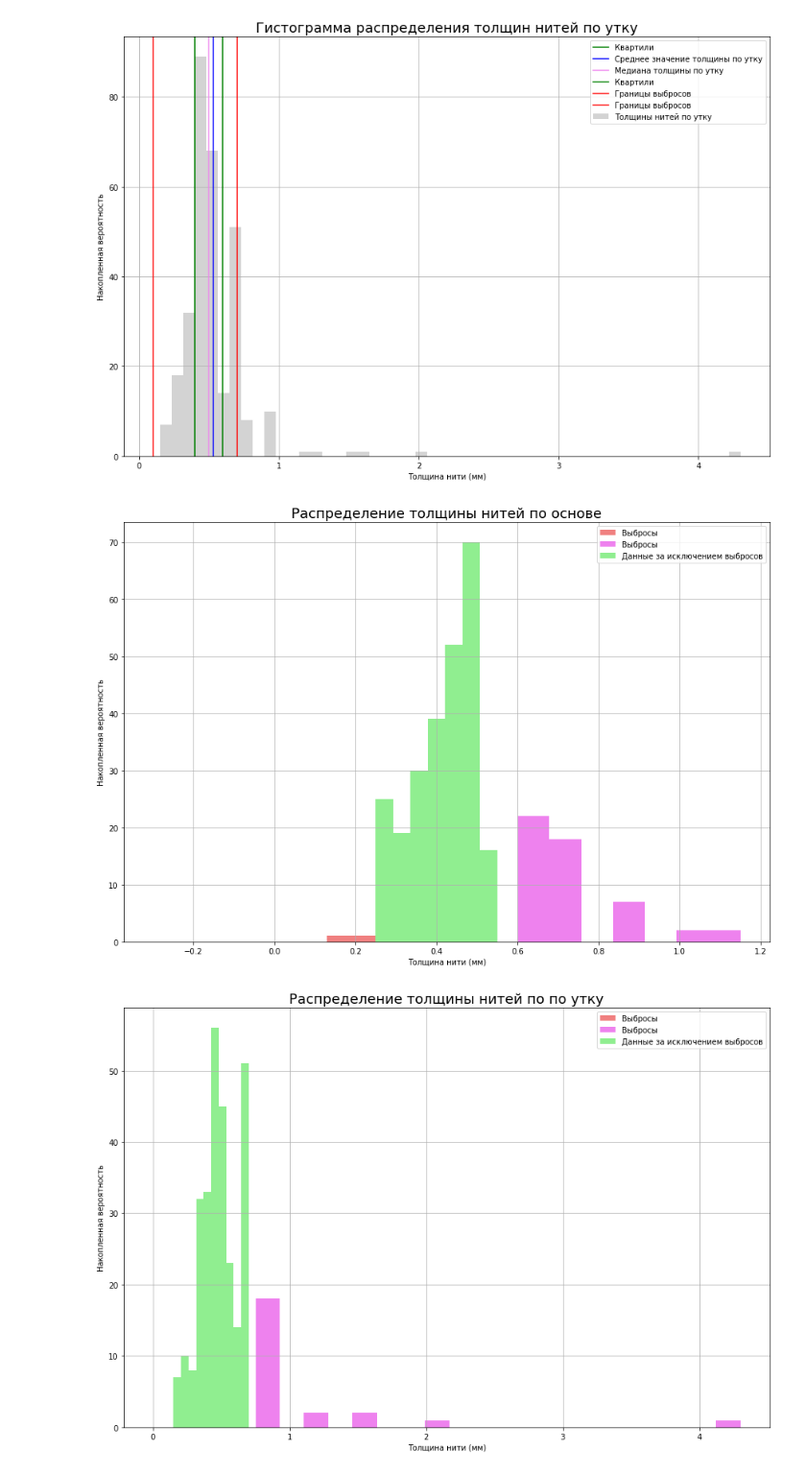
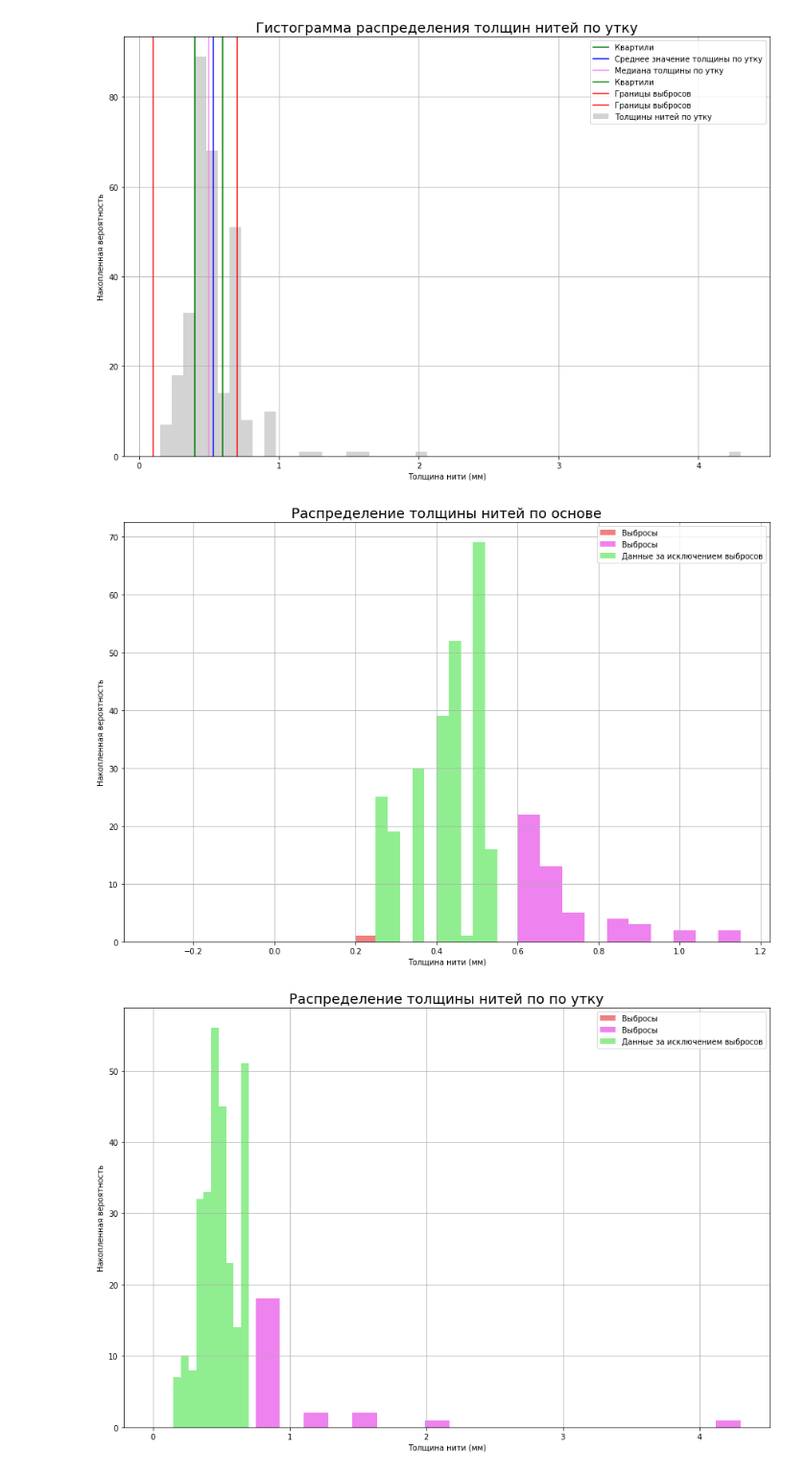
Before and after one commit to streltcov/textile_data, a Jupyter notebook: threads.ipynb, the cells around one changed output. Shown at 96% size. Saved outputs shown, nothing was run; the diff lists cells and outputs as text; code cells hidden in the pictures.

```diff
--- a/threads.ipynb
+++ b/threads.ipynb
@@ -455,22 +491,22 @@ pyplot.show()
 # %%
 
 # График распределения толщин по основе;
 
 ########################################################################################################################
 
 fig, ax = pyplot.subplots(figsize=(15, 10))
-threads_outliers_warp_lower.warp_nominal.hist(ax=ax, bins=7, color='lightcoral', label='Выбросы')
-threads_outliers_warp_upper.warp_nominal.hist(ax=ax, bins=7, color='violet', label='Выбросы')
-threads_cleared_warp.warp_nominal.hist(ax=ax, bins=7, color='lightgreen', label='Данные за исключением выбросов')
+threads_outliers_warp_lower.warp_nominal.hist(ax=ax, color='lightcoral', label='Выбросы')
+threads_outliers_warp_upper.warp_nominal.hist(ax=ax, color='violet', label='Выбросы')
+threads_cleared_warp.warp_nominal.hist(ax=ax, color='lightgreen', label='Данные за исключением выбросов')
 ax.set_title('Распределение толщины нитей по основе', fontsize=18)
 ax.set_xlabel('Толщина нити (мм)')
 ax.set_ylabel('Накопленная вероятность')
 ax.legend()
 pyplot.show()
 
 ########################################################################################################################
 # %% [output]
-[figure, old version]
+[figure, new version]
 # %%
 
 ########################################################################################################################
```
Also changed, not shown: parts of 4 cells of this notebook.
